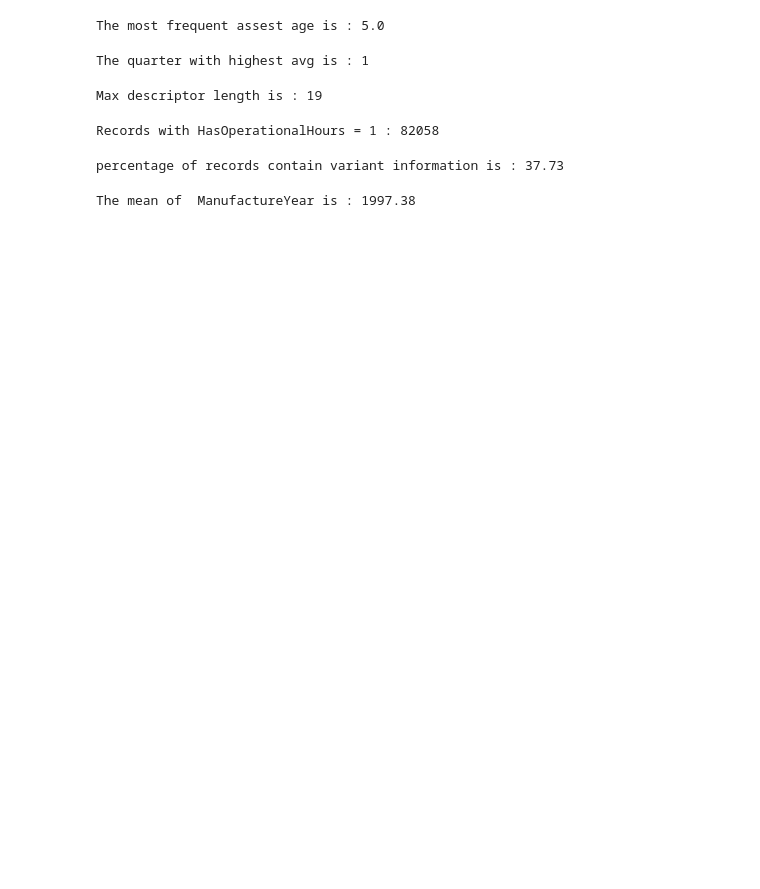
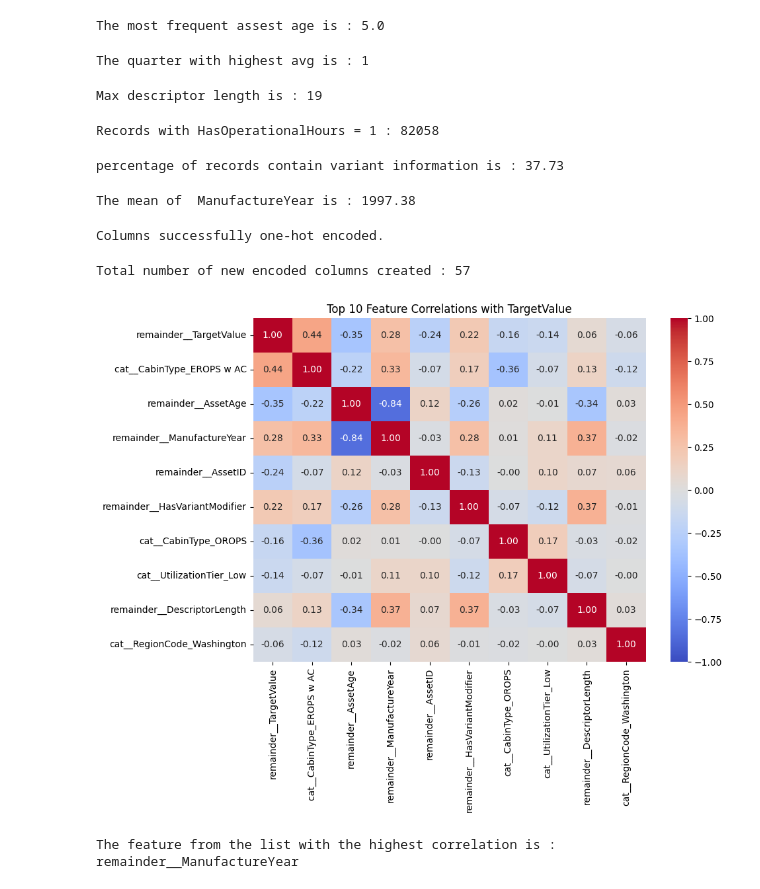
Before and after one commit to Shivansh-0606/Heavy-Equipment-Selling-Price-Prediction, a Jupyter notebook: main.ipynb, the cells around one changed output. Drawn from its saved outputs; the diff is of its cells as text; code cells hidden in the pictures; blank space fills up the shorter version.

```diff
--- a/main.ipynb
+++ b/main.ipynb
@@ -169,20 +170,27 @@ train_df['ManufactureYear'] = train_df['ManufactureYear'].replace(1001,np.nan)
 # %%
 #1 Convert TransactionDate to a proper datetime object
 train_df['TransactionDate'] = pd.to_datetime(train_df['TransactionDate'])
+test_df['TransactionDate'] = pd.to_datetime(test_df['TransactionDate'])
 
 # 2. Extract Year and Quarter
 train_df['TransactionYear'] = train_df['TransactionDate'].dt.year
 train_df['TransactionQuarter'] = train_df['TransactionDate'].dt.quarter
+test_df['TransactionYear'] = test_df['TransactionDate'].dt.year
+test_df['TransactionQuarter'] = test_df['TransactionDate'].dt.quarter
 
 # 3. Calculate Asset Age
 train_df['AssetAge'] = train_df['TransactionYear'] - train_df['ManufactureYear']
+test_df['AssetAge'] = test_df['TransactionYear'] - test_df['ManufactureYear']
 
 # 4. Calculate Descriptor Length
 train_df['DescriptorLength'] = train_df['Spec_FullDescriptor'].str.len()
+test_df['DescriptorLength'] = test_df['Spec_FullDescriptor'].str.len()
 
 # 5. Create Binary Flags
 train_df['HasOperationalHours'] = train_df['OperationalHoursMeter'].notna().astype(int)
 train_df['HasVariantModifier'] = train_df['Spec_VariantModifier'].notna().astype(int)
+test_df['HasOperationalHours'] = test_df['OperationalHoursMeter'].notna().astype(int)
+test_df['HasVariantModifier'] = test_df['Spec_VariantModifier'].notna().astype(int)
 # %%
 #checking all the changes
 new_cols = ['ManufactureYear', 'TransactionYear', 'TransactionQuarter',
@@ -232,3 +240,73 @@ ManufactureYear_mean = train_df['ManufactureYear'].mean()
 print(f'The mean of  ManufactureYear is : {ManufactureYear_mean:.2f}')
 # %% [output]
 The mean of  ManufactureYear is : 1997.38
+# %%
+from sklearn.preprocessing import OneHotEncoder
+from sklearn.compose import ColumnTransformer
+
+columns_to_encode = ['RegionCode','CabinType','UtilizationTier']
+
+preprocessor = ColumnTransformer(
+    transformers=[
+        ('cat', OneHotEncoder(drop='first', sparse_output=False, handle_unknown='ignore'), columns_to_encode)
+    ],
+    remainder='passthrough'
+)
+
+preprocessor.set_output(transform = "pandas")
+
+if all(col in train_df.columns for col in columns_to_encode):
+    test_df['TargetValue'] = 0
+    train_df = preprocessor.fit_transform(train_df)
+    test_df = preprocessor.transform(test_df)
+    test_df = test_df.drop(columns=['remainder__TargetValue'], errors='ignore')
+    print("Columns successfully one-hot encoded.")
+else:
+    print("Original categorical columns not found. Assuming one-hot encoding has already been applied.")
+# %% [output]
+Columns successfully one-hot encoded.
+# %%
+region_encoded_cols = [col for col in train_df.columns if col.startswith('cat__RegionCode_')]
+cabin_encoded_cols = [col for col in train_df.columns if col.startswith('cat__CabinType_')]
+utilization_encoded_cols = [col for col in train_df.columns if col.startswith('cat__UtilizationTier_')]
+
+num_region_cols = len(region_encoded_cols)
+num_cabin_cols = len(cabin_encoded_cols)
+num_utilization_cols = len(utilization_encoded_cols)
+
+total_encoded_columns = num_region_cols + num_cabin_cols + num_utilization_cols
+
+print(f"Total number of new encoded columns created : {total_encoded_columns}")
+# %% [output]
+Total number of new encoded columns created : 57
+# %%
+import seaborn as sns
+import matplotlib.pyplot as plt
+
+correlation_matrix = train_df.corr(numeric_only=True)
+target_correlation = correlation_matrix['remainder__TargetValue'].sort_values(ascending=False)
+
+plt.figure(figsize=(10, 8))
+
+top_features = correlation_matrix.abs().nlargest(10,'remainder__TargetValue')['remainder__TargetValue'].index
+top_corr_matrix = train_df[top_features].corr(numeric_only=True)
+sns.heatmap(top_corr_matrix, annot=True, cmap='coolwarm', fmt=".2f", vmin=-1, vmax=1)
+plt.title("Top 10 Feature Correlations with TargetValue")
+plt.tight_layout()
+plt.show()
+# %% [output]
+[figure, added]
+# %%
+options = ['remainder__ManufactureYear', 'remainder__OperationalHoursMeter', 'remainder__AssetID', 'remainder__ProductConfigID']
+
+columns_to_test = options + ['remainder__TargetValue']
+
+specific_corrs = train_df[columns_to_test].corr().abs()['remainder__TargetValue'].sort_values(ascending=False)
+
+specific_corrs = specific_corrs.drop('remainder__TargetValue')
+
+top_option = specific_corrs.index[0]
+
+print(f"The feature from the list with the highest correlation is : {top_option}")
+# %% [output]
+The feature from the list with the highest correlation is : remainder__ManufactureYear
```
Also changed, not shown: parts of 1 cell of this notebook.
